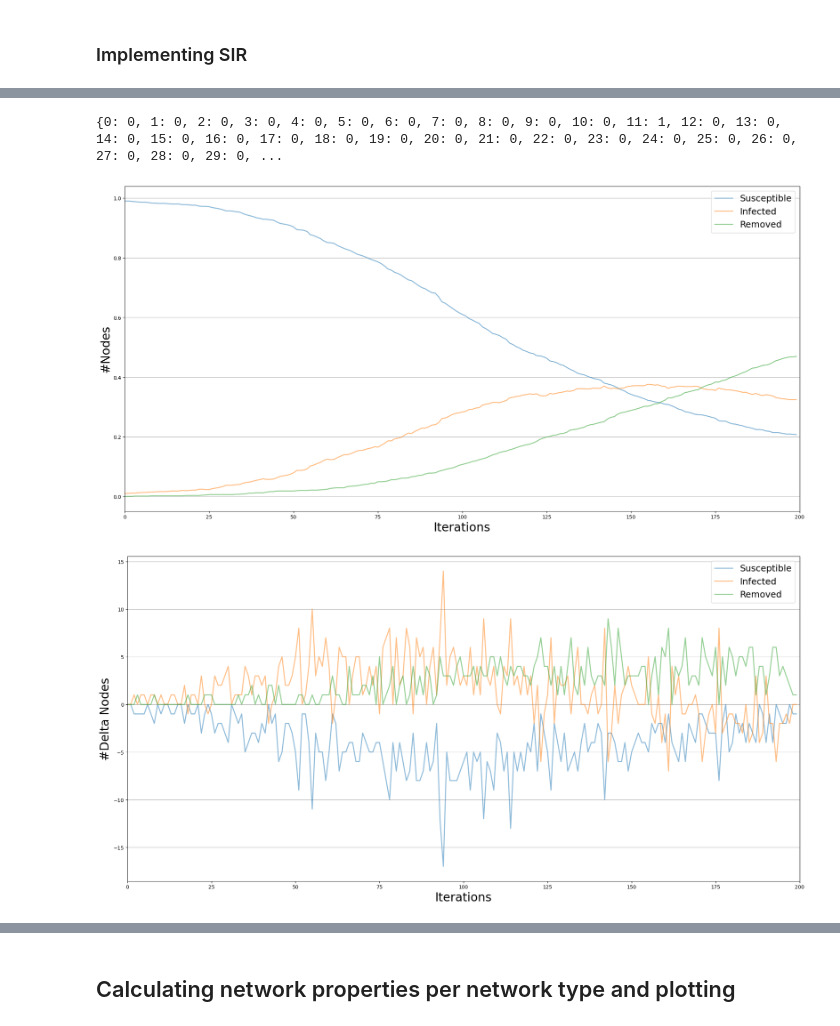
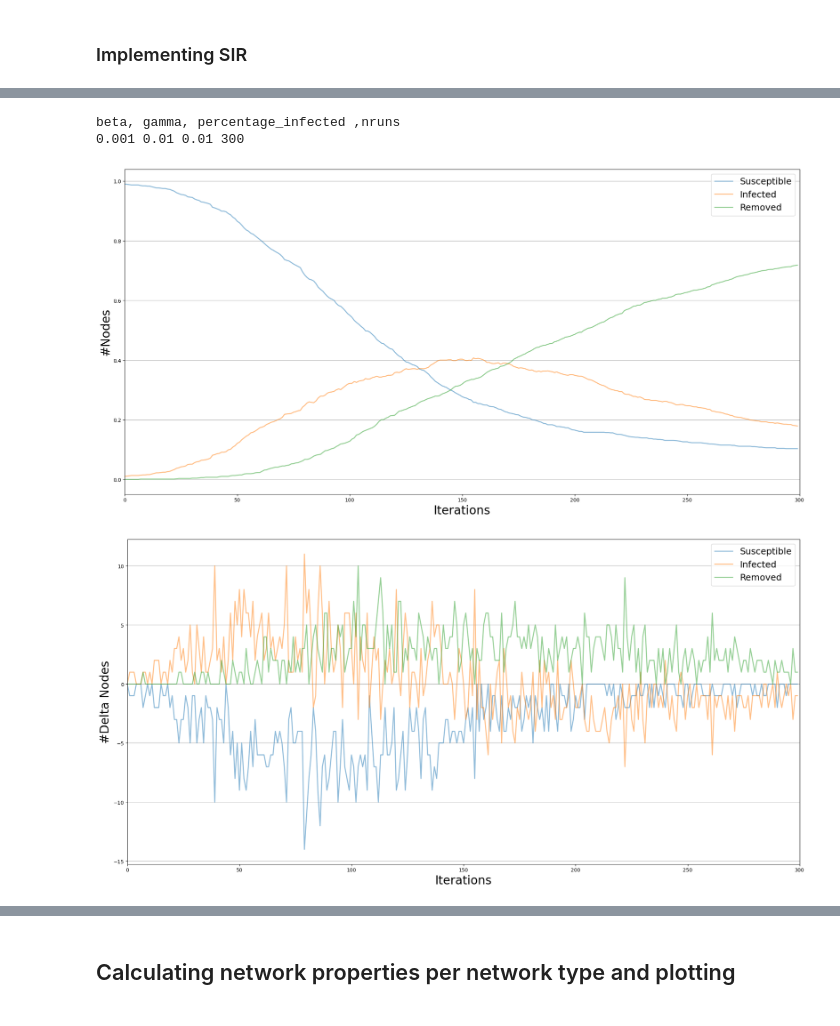
Before and after one commit to AleksSliw/Stochastic-and-spatial-models, a Jupyter notebook: Assigment II.ipynb, the cells around one changed output, grey strips where cells are left out. Saved outputs shown, nothing was run; the diff lists cells and outputs as text; code cells hidden in the pictures.

```diff
--- a/Assigment II.ipynb
+++ b/Assigment II.ipynb
@@ -546,4 +540,4 @@ def simple_sir(graph, beta, gamma, perc_infected,infected_nodes=None,iterations
 beta = 0.001
 gamma =0.01
 percentage_infected = 0.01
-nruns = 200
+nruns = 300
@@ -587,17 +544,19 @@ ex =model.graph
 # %%
-graph = scale_g[1]
+print("beta, gamma, percentage_infected ,nruns")
+print(beta, gamma, percentage_infected ,nruns)
+graph = scale_g[-1]
 model, iterations = simple_sir(graph, beta, gamma, percentage_infected ,iterations = nruns)
-print(iterations[0]['status'])
+# print(iterations[0]['status'])
 trends_ex = model.build_trends(iterations)
-lst=  trends_extractor(trends)
 
 viz = DiffusionTrend(model, trends_ex)
 viz.plot()
 
 
 viz = DiffusionPrevalence(model, trends_ex)
 viz.plot()
 # %% [output]
-{0: 0, 1: 0, 2: 0, 3: 0, 4: 0, 5: 0, 6: 0, 7: 0, 8: 0, 9: 0, 10: 0, 11: 1, 12: 0, 13: 0, 14: 0, 15: 0, 16: 0, 17: 0, 18: 0, 19: 0, 20: 0, 21: 0, 22: 0, 23: 0, 24: 0, 25: 0, 26: 0, 27: 0, 28: 0, 29: 0, ...
+beta, gamma, percentage_infected ,nruns
+0.001 0.01 0.01 300
-[figure, old version]
+[figure, new version]
-[figure, old version]
+[figure, new version]
```
Also changed, not shown: parts of 50 cells of this notebook.
